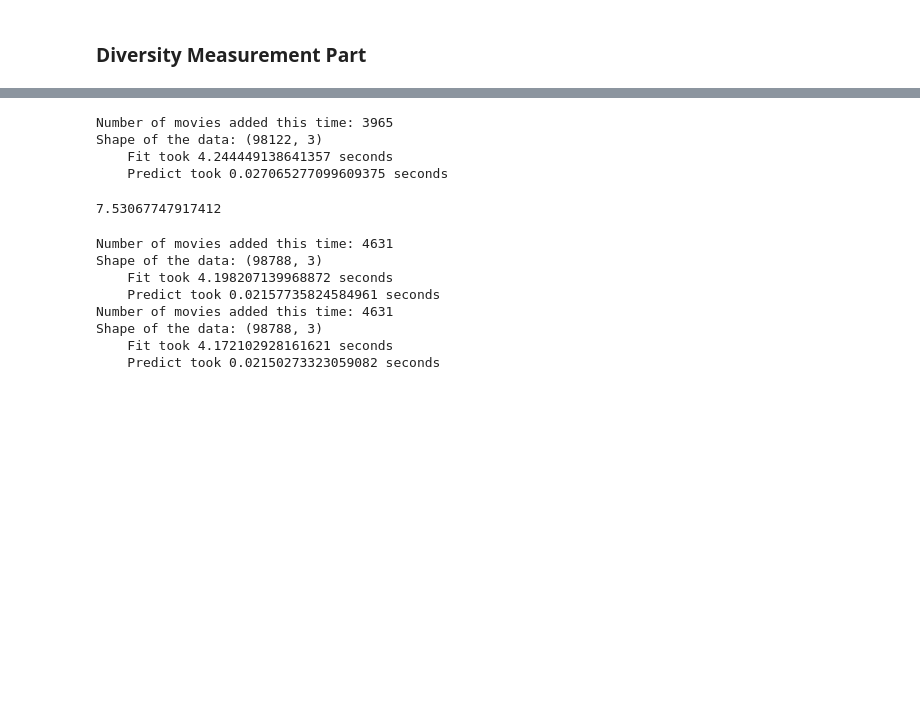
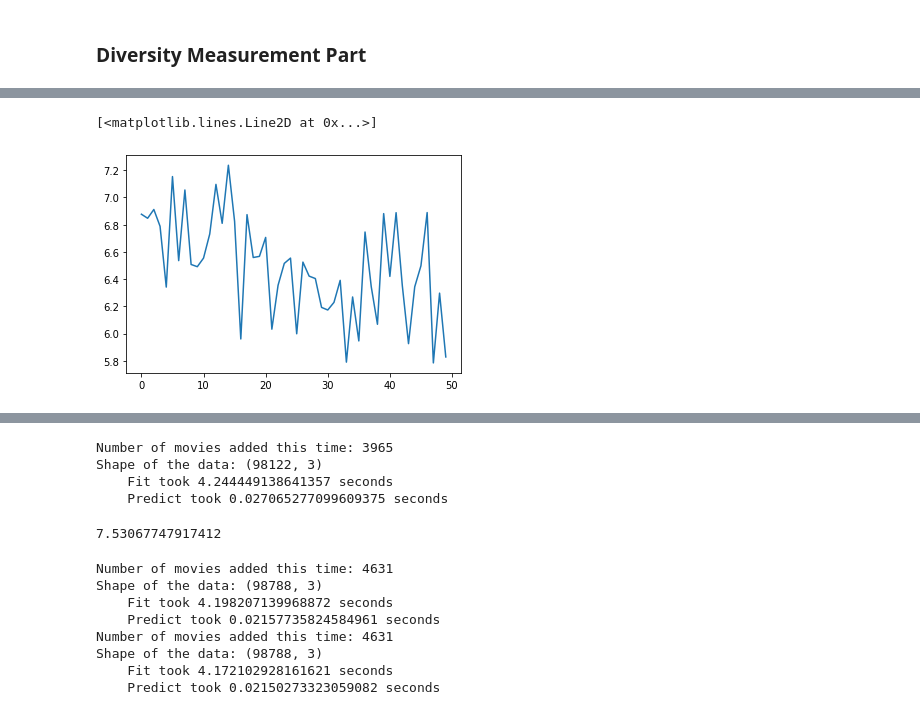
Before and after one commit to LevinRoman/escaping_echo_chambers, a Jupyter notebook: notebooks/4-Optimization.ipynb, the cells around one changed output, grey strips where cells are left out. Drawn from its saved outputs; the diff is of its cells as text; code cells hidden in the pictures; blank space fills up the shorter version.

```diff
--- a/notebooks/4-Optimization.ipynb
+++ b/notebooks/4-Optimization.ipynb
@@ -158,0 +248,9 @@ def manipulate_ratings_to_increase_diversity(unseen_movies_possible_ratings):
+# %%
+movie_ids_UID = DATA.df[DATA.df.uid == UID].iid.unique()
+
+def opposite_point(movie_ids):
+    K = 1000
+    to_rate_idx = np.unique([np.random.choice(np.argsort(dist[:,i])[::-1][:K], 1)[0] for i in get_movie_idx(movie_ids)])
+    to_rate_ids = np.array(get_movieId(to_rate_idx))
+#     print(to_rate_ids)
+    return to_rate_ids
@@ -158,0 +261,10 @@ def manipulate_ratings_to_increase_diversity(unseen_movies_possible_ratings):
+# %%
+def oppose(n_times, start_movie_ids):
+    cur_ids = np.copy(start_movie_ids)
+    for i in range(n_times):
+        to_rate_ids = opposite_point(cur_ids)
+        cur_ids = np.concatenate([cur_ids, to_rate_ids])
+    cur_ids = np.unique(cur_ids)
+    start = np.unique(start_movie_ids)
+    final_added =  np.setdiff1d(cur_ids, start)
+    return final_added
@@ -158,0 +275,6 @@ def manipulate_ratings_to_increase_diversity(unseen_movies_possible_ratings):
+# %%
+np.random.seed(1)
+to_rate_ids = oppose(4, movie_ids_UID)
+mean_rating = DATA.df.rating[DATA.df.uid == UID].mean()
+print(len(to_rate_ids))
+manipulate_manual([5.0]*len(to_rate_ids), to_rate_ids)
@@ -158,0 +290,9 @@ def manipulate_ratings_to_increase_diversity(unseen_movies_possible_ratings):
+# %%
+#Random sampling
+np.random.seed(1)
+res = []
+for num in [10*k for k in range(500)]:
+    to_rate_ids = np.random.choice(movielens.iid.unique(), num)
+    # mean_rating = DATA.df.rating[DATA.df.uid == UID].mean()
+    print(len(to_rate_ids))
+    res.append(manipulate_manual([5.0]*len(to_rate_ids), to_rate_ids))
@@ -158,0 +317,7 @@ def manipulate_ratings_to_increase_diversity(unseen_movies_possible_ratings):
+# %%
+%matplotlib inline
+import matplotlib.pyplot as plt
+plt.plot(res)
+# %% [output]
+[<matplotlib.lines.Line2D at 0x...>]
+[figure, added]
```
Also changed, not shown: parts of 32 cells of this notebook.
